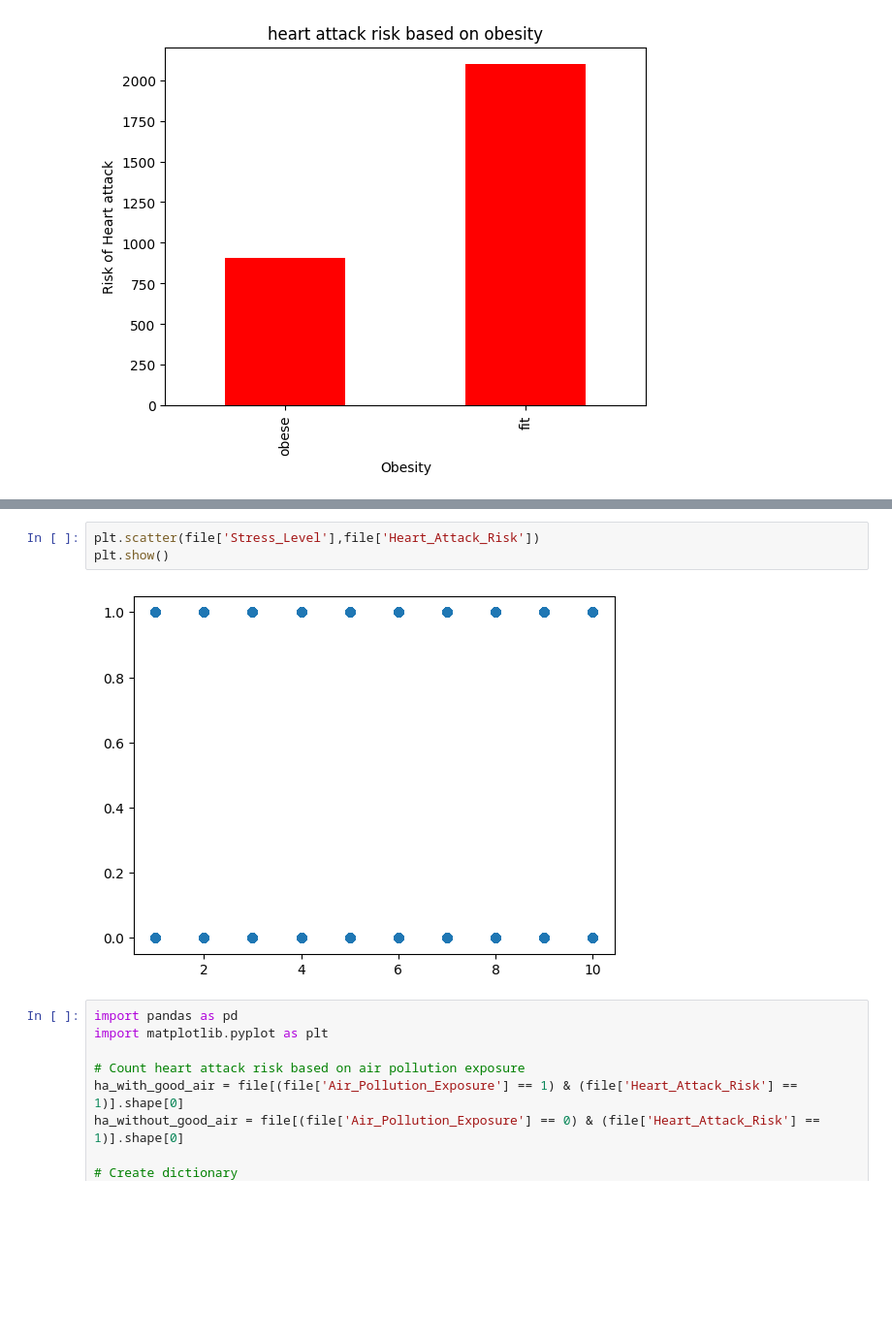
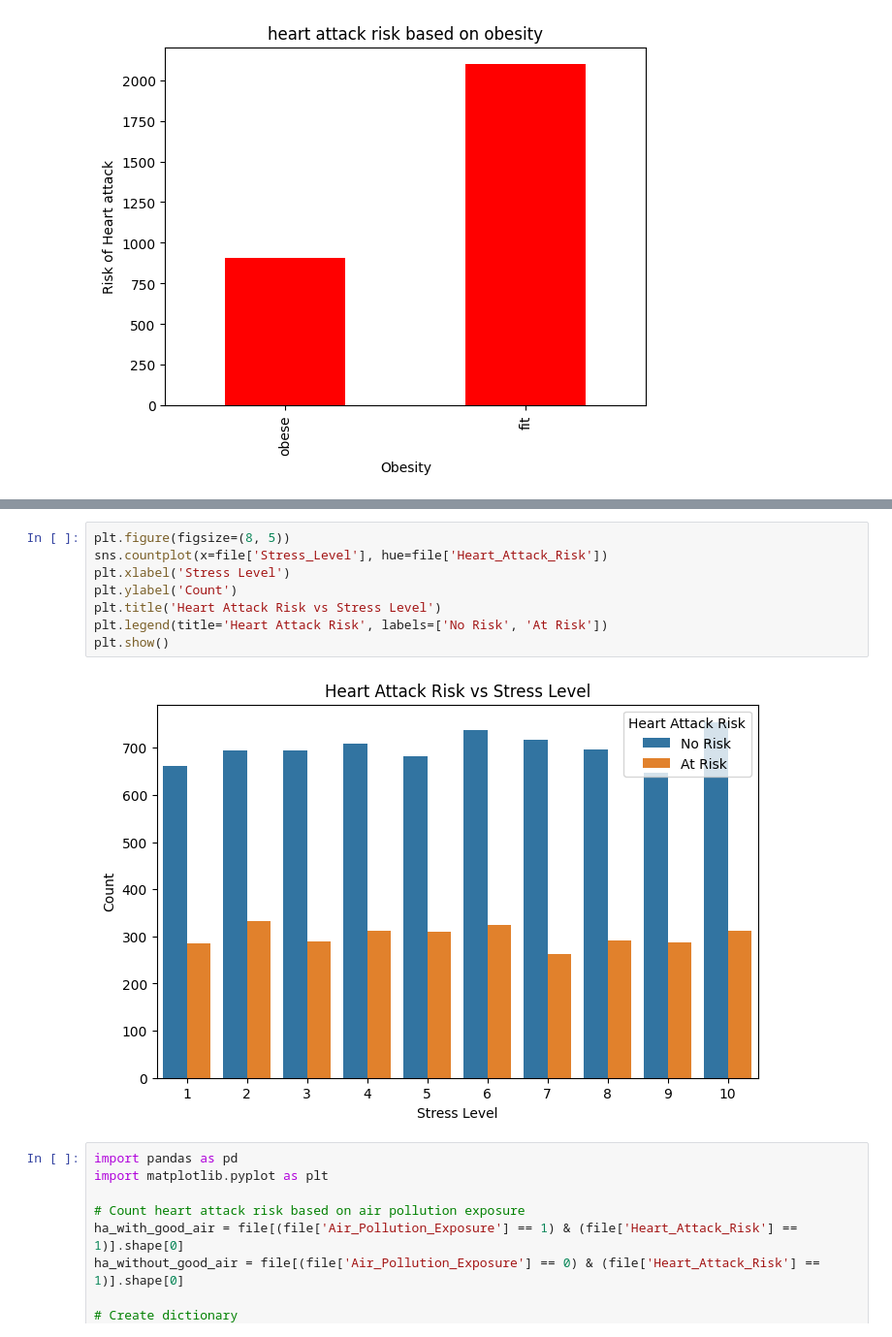
Before and after one commit to DarknessWithin/EDAassignment, a Jupyter notebook: Untitled.ipynb, the cells around one changed output, grey strips where cells are left out. Shown at 97% size. Saved outputs shown, nothing was run; the diff lists cells and outputs as text; blank space fills up the shorter version.

```diff
--- a/Untitled.ipynb
+++ b/Untitled.ipynb
@@ -195,9 +199,14 @@ Text(0.5, 1.0, 'heart attack risk based on physical activity')
 [figure]
 # %%
-plt.scatter(file['Stress_Level'],file['Heart_Attack_Risk'])
+plt.figure(figsize=(8, 5))
+sns.countplot(x=file['Stress_Level'], hue=file['Heart_Attack_Risk'])
+plt.xlabel('Stress Level')
+plt.ylabel('Count')
+plt.title('Heart Attack Risk vs Stress Level')
+plt.legend(title='Heart Attack Risk', labels=['No Risk', 'At Risk'])
 plt.show()
 # %% [output]
-[figure, old version]
+[figure, new version]
 # %%
 import pandas as pd
 import matplotlib.pyplot as plt
```
Also changed, not shown: parts of 2 cells of this notebook.
